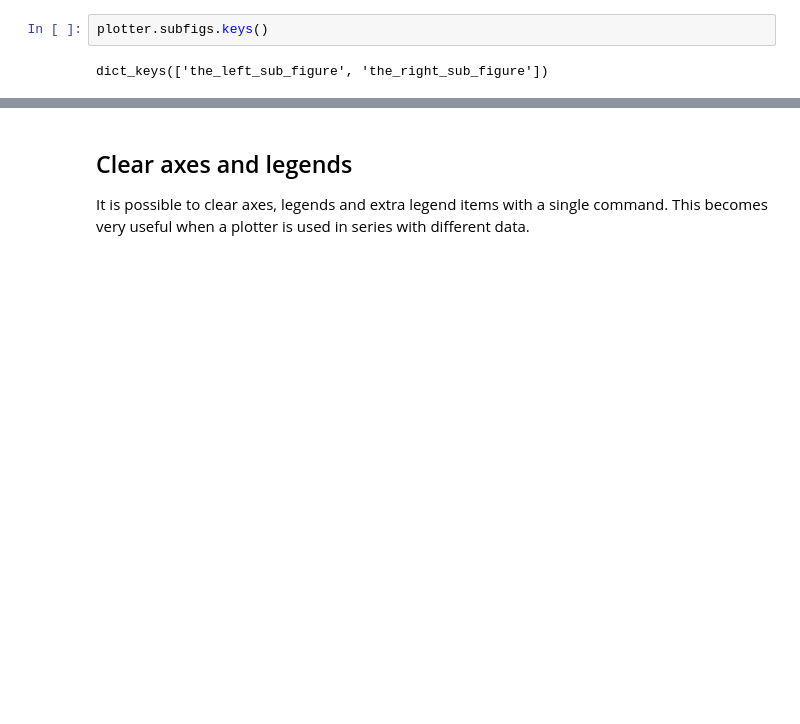
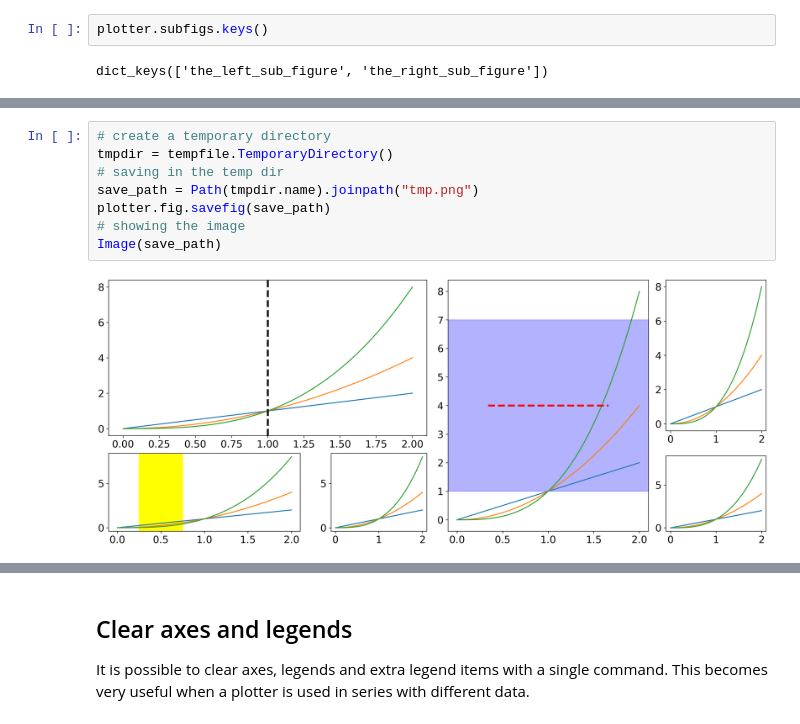
Before and after one commit to antoinecollet5/nested_grid_plotter, a Jupyter notebook: tutorials/basics.ipynb, the cells around one changed output, grey strips where cells are left out. Cells and saved outputs as stored; diff of their text form; blank space fills up the shorter version.

```diff
--- a/tutorials/basics.ipynb
+++ b/tutorials/basics.ipynb
@@ -550,0 +563,10 @@ dict_keys(['the_left_sub_figure', 'the_right_sub_figure'])
+# %%
+# create a temporary directory
+tmpdir = tempfile.TemporaryDirectory()
+# saving in the temp dir
+save_path = Path(tmpdir.name).joinpath("tmp.png")
+plotter.fig.savefig(save_path)
+# showing the image
+Image(save_path)
+# %% [output]
+[figure, added]
```
Also changed, not shown: parts of 24 cells of this notebook, 3 other files.
